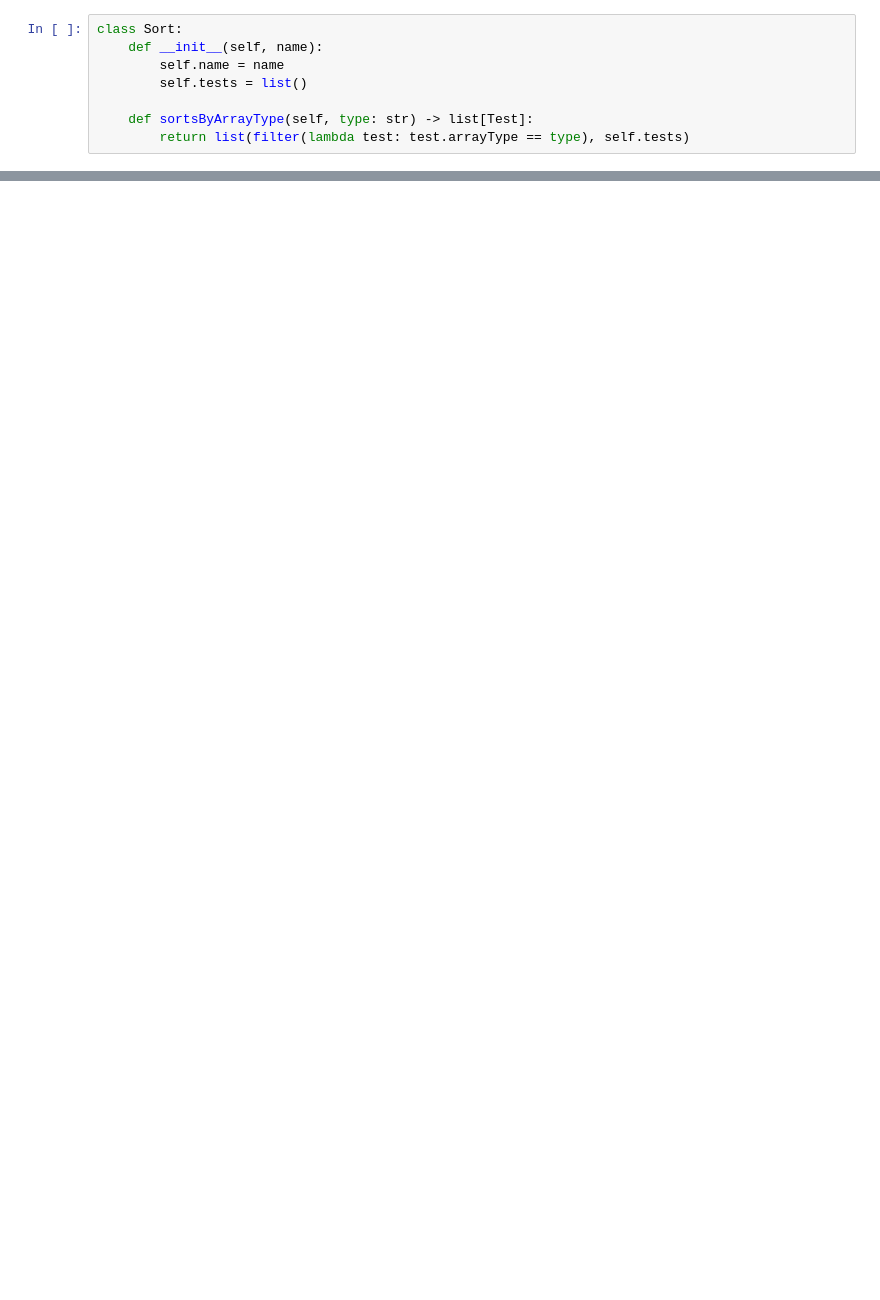
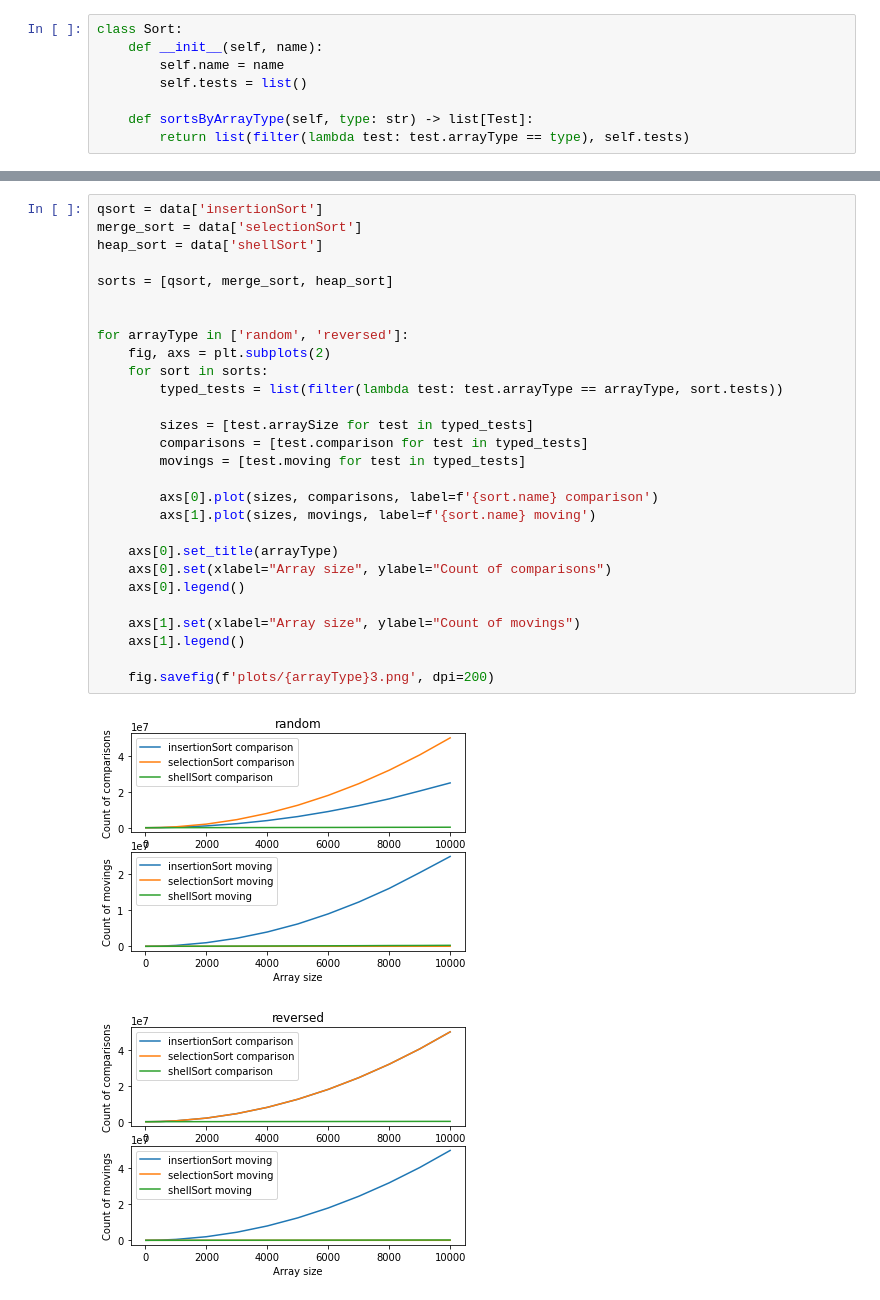
Before and after one commit to derevyanko/algo-DS, a Jupyter notebook: sorting/plots.ipynb, the cells around one changed output, grey strips where cells are left out. Saved outputs shown, nothing was run; the diff lists cells and outputs as text; blank space fills up the shorter version.

```diff
--- a/sorting/plots.ipynb
+++ b/sorting/plots.ipynb
@@ -87,0 +121,31 @@ for sort in data:
+# %%
+qsort = data['insertionSort']
+merge_sort = data['selectionSort']
+heap_sort = data['shellSort']
+
+sorts = [qsort, merge_sort, heap_sort]
+
+
+for arrayType in ['random', 'reversed']:
+    fig, axs = plt.subplots(2)
+    for sort in sorts:
+        typed_tests = list(filter(lambda test: test.arrayType == arrayType, sort.tests))
+
+        sizes = [test.arraySize for test in typed_tests]
+        comparisons = [test.comparison for test in typed_tests]
+        movings = [test.moving for test in typed_tests]
+
+        axs[0].plot(sizes, comparisons, label=f'{sort.name} comparison')
+        axs[1].plot(sizes, movings, label=f'{sort.name} moving')
+
+    axs[0].set_title(arrayType)
+    axs[0].set(xlabel="Array size", ylabel="Count of comparisons")
+    axs[0].legend()
+
+    axs[1].set(xlabel="Array size", ylabel="Count of movings")
+    axs[1].legend()
+
+    fig.savefig(f'plots/{arrayType}3.png', dpi=200)
+# %% [output]
+[figure, added]
+[figure, added]
```
Also changed, not shown: parts of 6 cells of this notebook, 23 other files.
